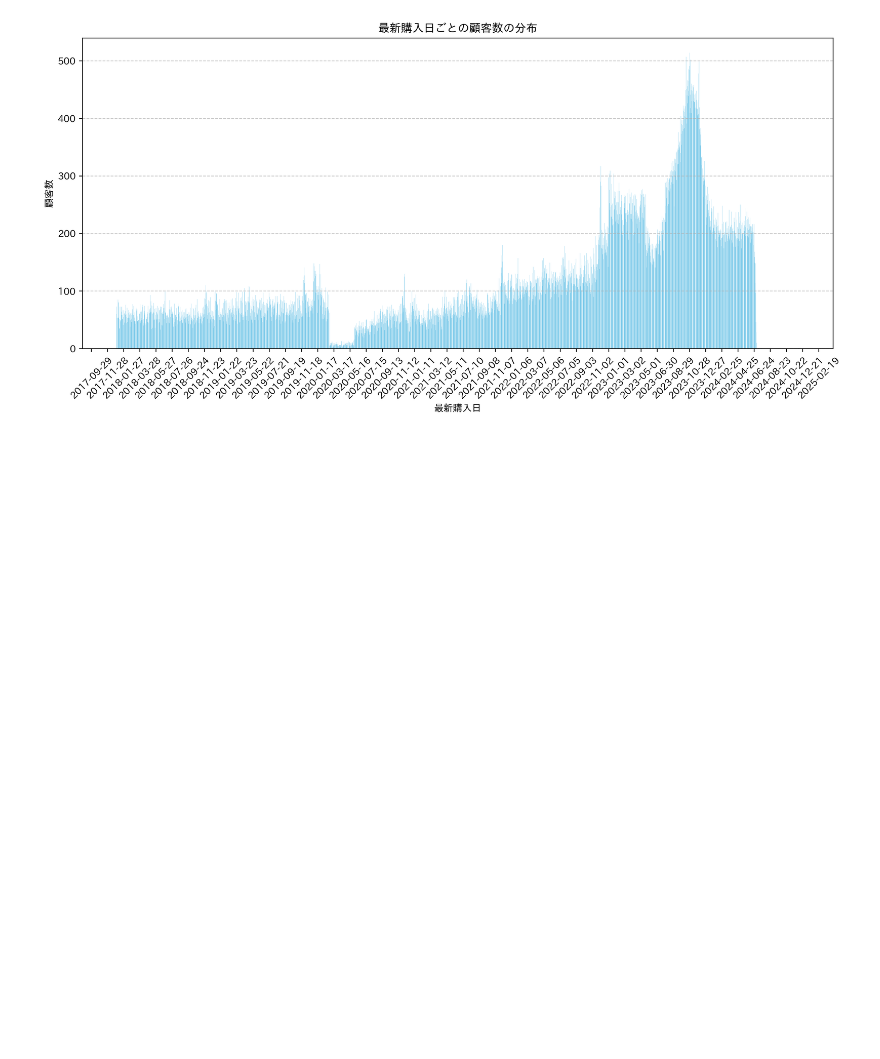
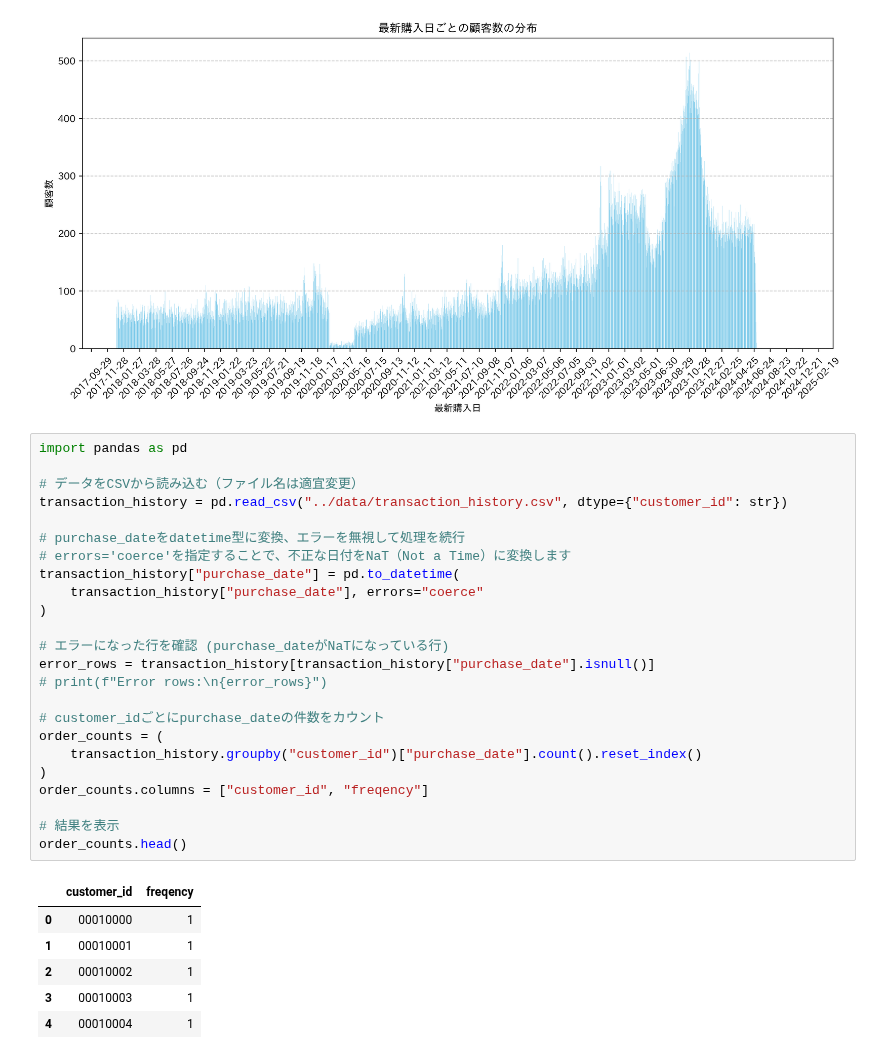
Before and after one commit to maton369/Data_Preprocessing_For_Data_Analyze, a Jupyter notebook: code/06_aggregation.ipynb, the cells around one changed output. Saved outputs shown, nothing was run; the diff lists cells and outputs as text; blank space fills up the shorter version.

```diff
--- a/code/06_aggregation.ipynb
+++ b/code/06_aggregation.ipynb
@@ -230,3 +230,34 @@ plt.tight_layout()
 plt.show()
 # %% [output]
 [figure]
+# %%
+import pandas as pd
+
+# データをCSVから読み込む（ファイル名は適宜変更）
+transaction_history = pd.read_csv("../data/transaction_history.csv", dtype={"customer_id": str})
+
+# purchase_dateをdatetime型に変換、エラーを無視して処理を続行
+# errors='coerce'を指定することで、不正な日付をNaT（Not a Time）に変換します
+transaction_history["purchase_date"] = pd.to_datetime(
+    transaction_history["purchase_date"], errors="coerce"
+)
+
+# エラーになった行を確認 (purchase_dateがNaTになっている行)
+error_rows = transaction_history[transaction_history["purchase_date"].isnull()]
+# print(f"Error rows:\n{error_rows}")
+
+# customer_idごとにpurchase_dateの件数をカウント
+order_counts = (
+    transaction_history.groupby("customer_id")["purchase_date"].count().reset_index()
+)
+order_counts.columns = ["customer_id", "freqency"]
+
+# 結果を表示
+order_counts.head()
+# %% [output]
+|  | customer_id | freqency |
+| 0 | 00010000 | 1 |
+| 1 | 00010001 | 1 |
+| 2 | 00010002 | 1 |
+| 3 | 00010003 | 1 |
+| 4 | 00010004 | 1 |
```
Also changed, not shown: parts of 1 cell of this notebook.
